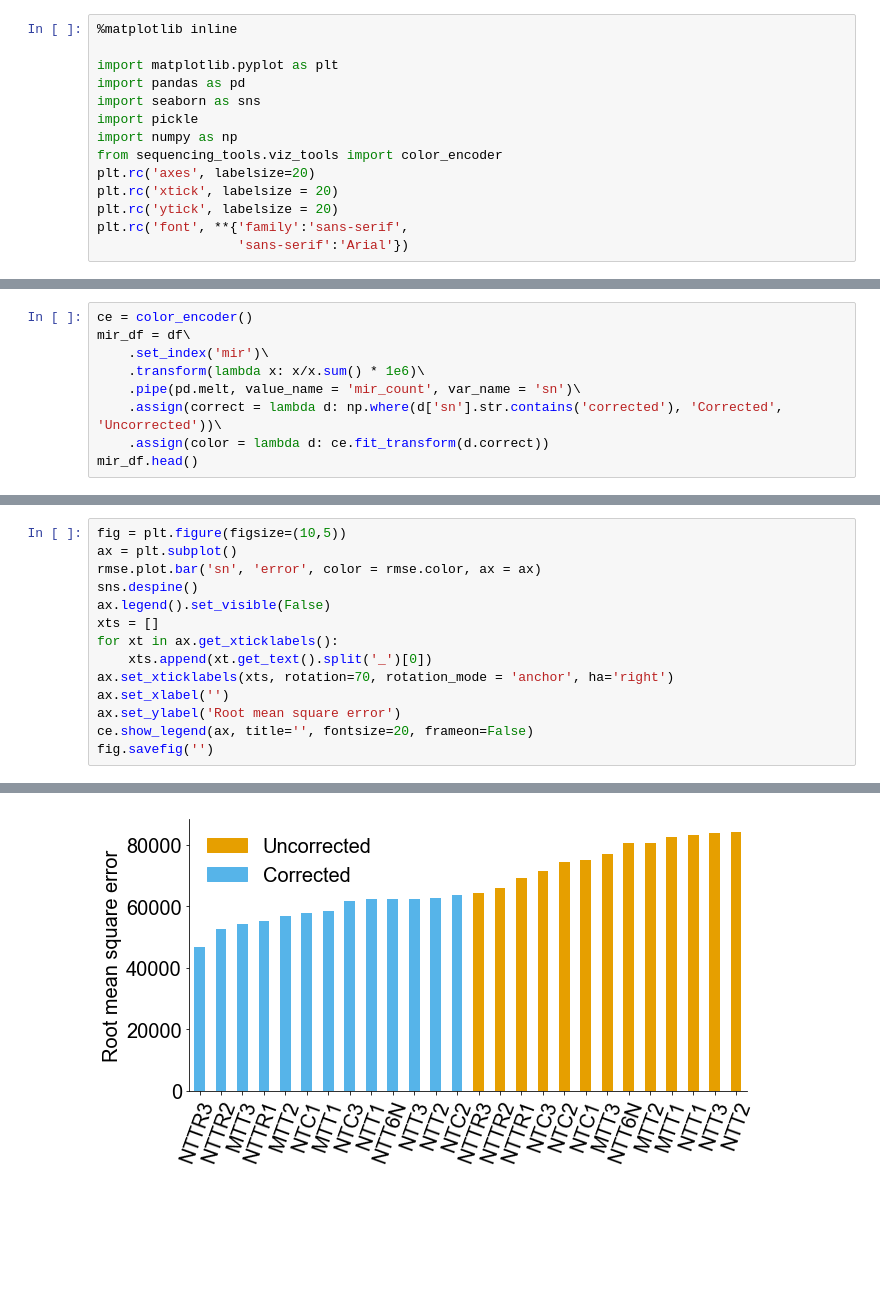
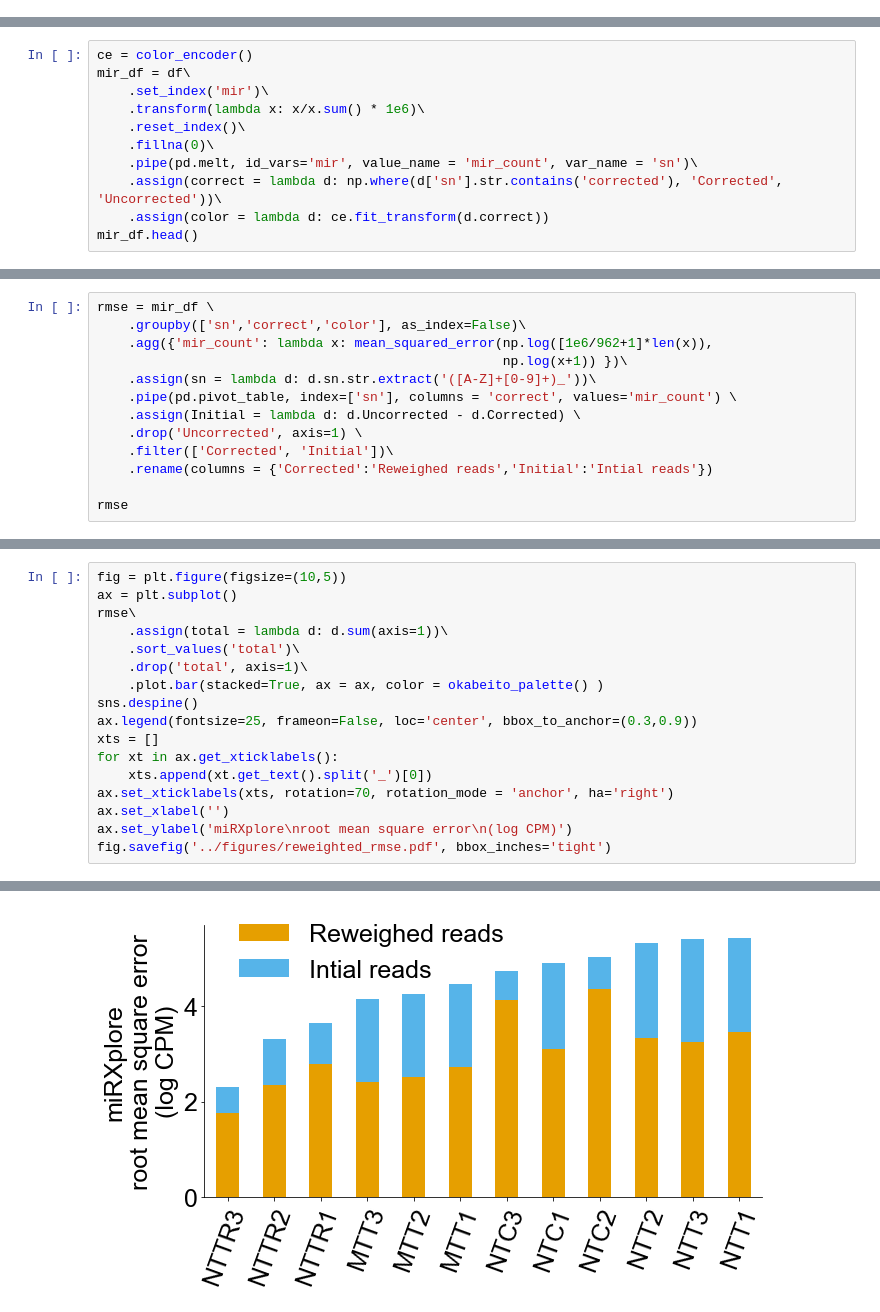
Before and after one commit to wckdouglas/tgirt_smRNA, a Jupyter notebook: scripts/reweighted_reads.ipynb, the cells around one changed output, grey strips where cells are left out. Cells and saved outputs as stored; diff of their text form; blank space fills up the shorter version.

Commit message:
added reweight

```diff
--- a/scripts/reweighted_reads.ipynb
+++ b/scripts/reweighted_reads.ipynb
@@ -1,14 +0,0 @@
-# %%
-%matplotlib inline
-
-import matplotlib.pyplot as plt
-import pandas as pd
-import seaborn as sns
-import pickle
-import numpy as np
-from sequencing_tools.viz_tools import color_encoder
-plt.rc('axes', labelsize=20)
-plt.rc('xtick', labelsize = 20)
-plt.rc('ytick', labelsize = 20)
-plt.rc('font', **{'family':'sans-serif',
-                  'sans-serif':'Arial'})
@@ -38,7 +78,9 @@ ce = color_encoder()
 mir_df = df\
     .set_index('mir')\
     .transform(lambda x: x/x.sum() * 1e6)\
-    .pipe(pd.melt, value_name = 'mir_count', var_name = 'sn')\
+    .reset_index()\
+    .fillna(0)\
+    .pipe(pd.melt, id_vars='mir', value_name = 'mir_count', var_name = 'sn')\
     .assign(correct = lambda d: np.where(d['sn'].str.contains('corrected'), 'Corrected', 'Uncorrected'))\
     .assign(color = lambda d: ce.fit_transform(d.correct))
 mir_df.head()
@@ -76,0 +94,13 @@ rmse.head()
+# %%
+rmse = mir_df \
+    .groupby(['sn','correct','color'], as_index=False)\
+    .agg({'mir_count': lambda x: mean_squared_error(np.log([1e6/962+1]*len(x)),
+                                                    np.log(x+1)) })\
+    .assign(sn = lambda d: d.sn.str.extract('([A-Z]+[0-9]+)_'))\
+    .pipe(pd.pivot_table, index=['sn'], columns = 'correct', values='mir_count') \
+    .assign(Initial = lambda d: d.Uncorrected - d.Corrected) \
+    .drop('Uncorrected', axis=1) \
+    .filter(['Corrected', 'Initial'])\
+    .rename(columns = {'Corrected':'Reweighed reads','Initial':'Intial reads'})
+
+rmse
@@ -77,15 +122,18 @@ rmse.head()
 # %%
 fig = plt.figure(figsize=(10,5))
 ax = plt.subplot()
-rmse.plot.bar('sn', 'error', color = rmse.color, ax = ax)
+rmse\
+    .assign(total = lambda d: d.sum(axis=1))\
+    .sort_values('total')\
+    .drop('total', axis=1)\
+    .plot.bar(stacked=True, ax = ax, color = okabeito_palette() )
 sns.despine()
-ax.legend().set_visible(False)
+ax.legend(fontsize=25, frameon=False, loc='center', bbox_to_anchor=(0.3,0.9))
 xts = []
 for xt in ax.get_xticklabels():
     xts.append(xt.get_text().split('_')[0])
 ax.set_xticklabels(xts, rotation=70, rotation_mode = 'anchor', ha='right')
 ax.set_xlabel('')
-ax.set_ylabel('Root mean square error')
-ce.show_legend(ax, title='', fontsize=20, frameon=False)
-fig.savefig('')
+ax.set_ylabel('miRXplore\nroot mean square error\n(log CPM)')
+fig.savefig('../figures/reweighted_rmse.pdf', bbox_inches='tight')
 # %% [output]
@@ -93 +140 @@ fig.savefig('')
-[figure, old version]
+[figure, new version]
```
Also changed, not shown: parts of 15 cells of this notebook, 1 other file.
